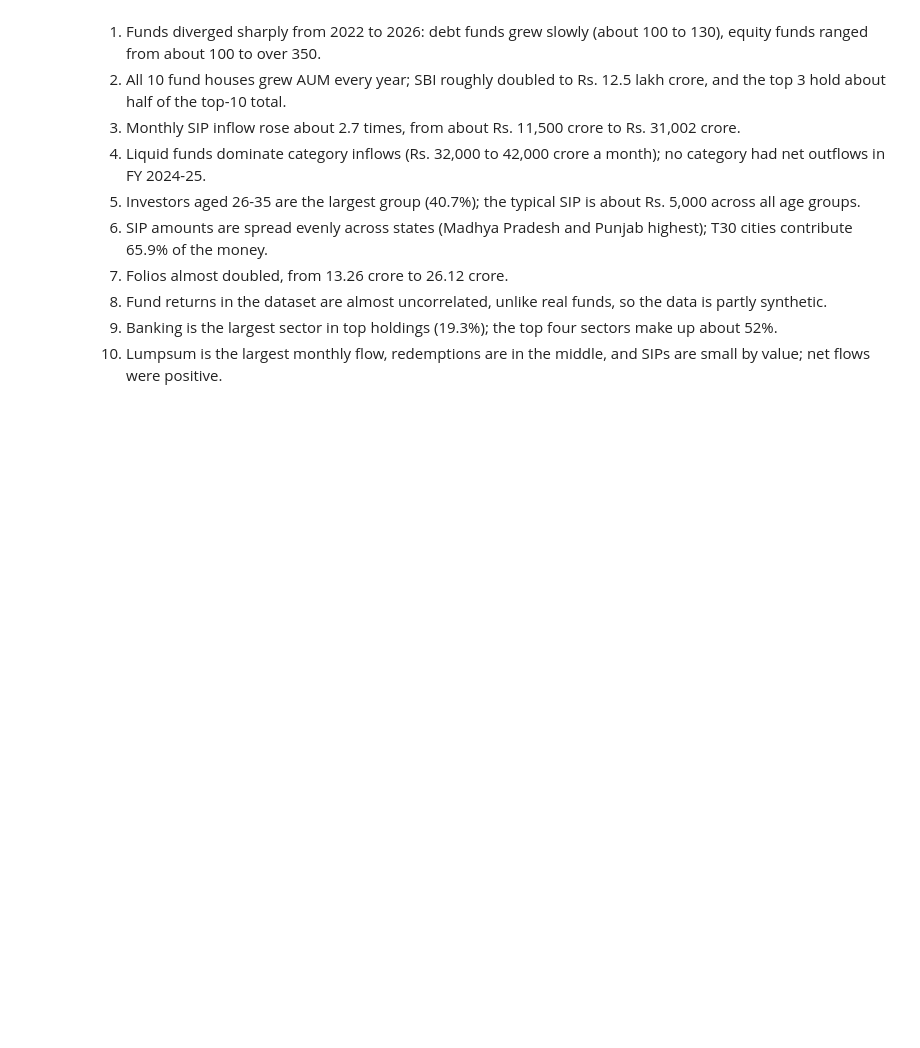
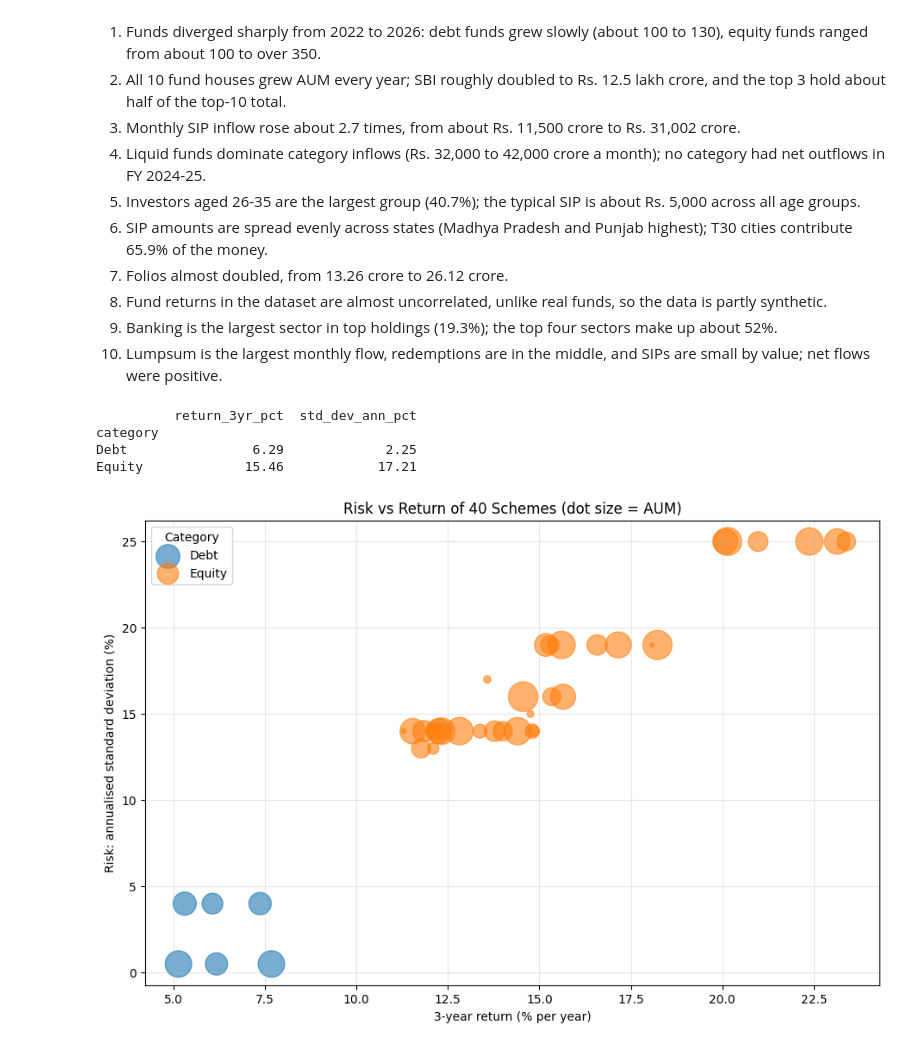
Before and after one commit to sridhar4438/bluestock_mf_capstone, a Jupyter notebook: Notebooks/03_eda_analysis.ipynb, the cells around one changed output. Drawn from its saved outputs; the diff is of its cells as text; code cells hidden in the pictures; blank space fills up the shorter version.

```diff
--- a/Notebooks/03_eda_analysis.ipynb
+++ b/Notebooks/03_eda_analysis.ipynb
@@ -460,3 +460,33 @@ month
 8. Fund returns in the dataset are almost uncorrelated, unlike real funds, so the data is partly synthetic.
 9. Banking is the largest sector in top holdings (19.3%); the top four sectors make up about 52%.
 10. Lumpsum is the largest monthly flow, redemptions are in the middle, and SIPs are small by value; net flows were positive.
+# %%
+rr = pd.read_sql_query(
+    """
+    SELECT p.amfi_code, p.scheme_name, p.return_3yr_pct,
+           p.std_dev_ann_pct, p.aum_crore, f.category
+    FROM fact_performance p
+    JOIN dim_fund f ON f.amfi_code = p.amfi_code
+    """,
+    conn
+)
+print(rr.groupby("category")[["return_3yr_pct", "std_dev_ann_pct"]].mean().round(2))
+
+fig, ax = plt.subplots(figsize=(11, 7))
+for cat, grp in rr.groupby("category"):
+    ax.scatter(grp["return_3yr_pct"], grp["std_dev_ann_pct"],
+               s=grp["aum_crore"] / 80, alpha=0.6, label=cat)
+
+ax.set_title("Risk vs Return of 40 Schemes (dot size = AUM)")
+ax.set_xlabel("3-year return (% per year)")
+ax.set_ylabel("Risk: annualised standard deviation (%)")
+ax.legend(title="Category")
+ax.grid(alpha=0.3)
+fig.savefig(CHART_DIR / "11_risk_return.png", dpi=150, bbox_inches="tight")
+plt.show()
+# %% [output]
+          return_3yr_pct  std_dev_ann_pct
+category
+Debt                6.29             2.25
+Equity             15.46            17.21
+[figure, added]
```
Also changed, not shown: parts of 1 cell of this notebook, 5 other files.
